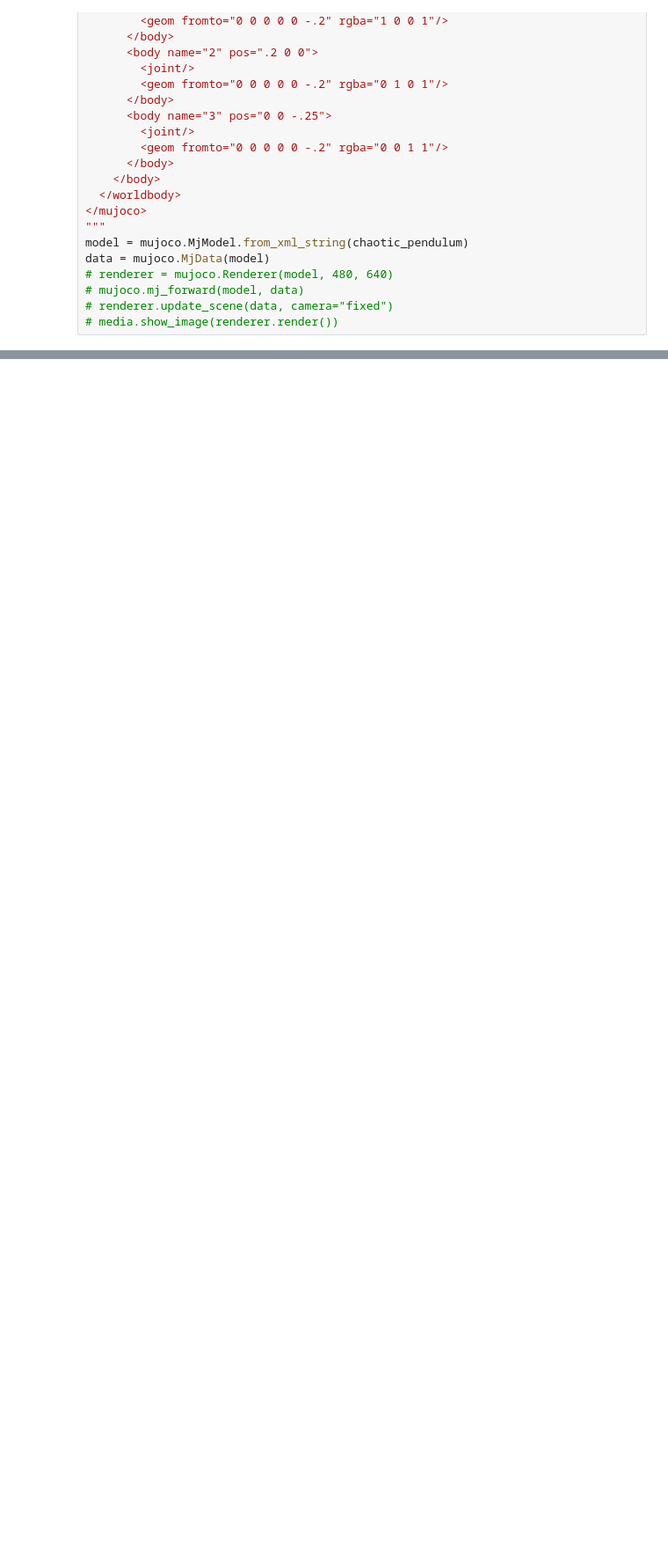
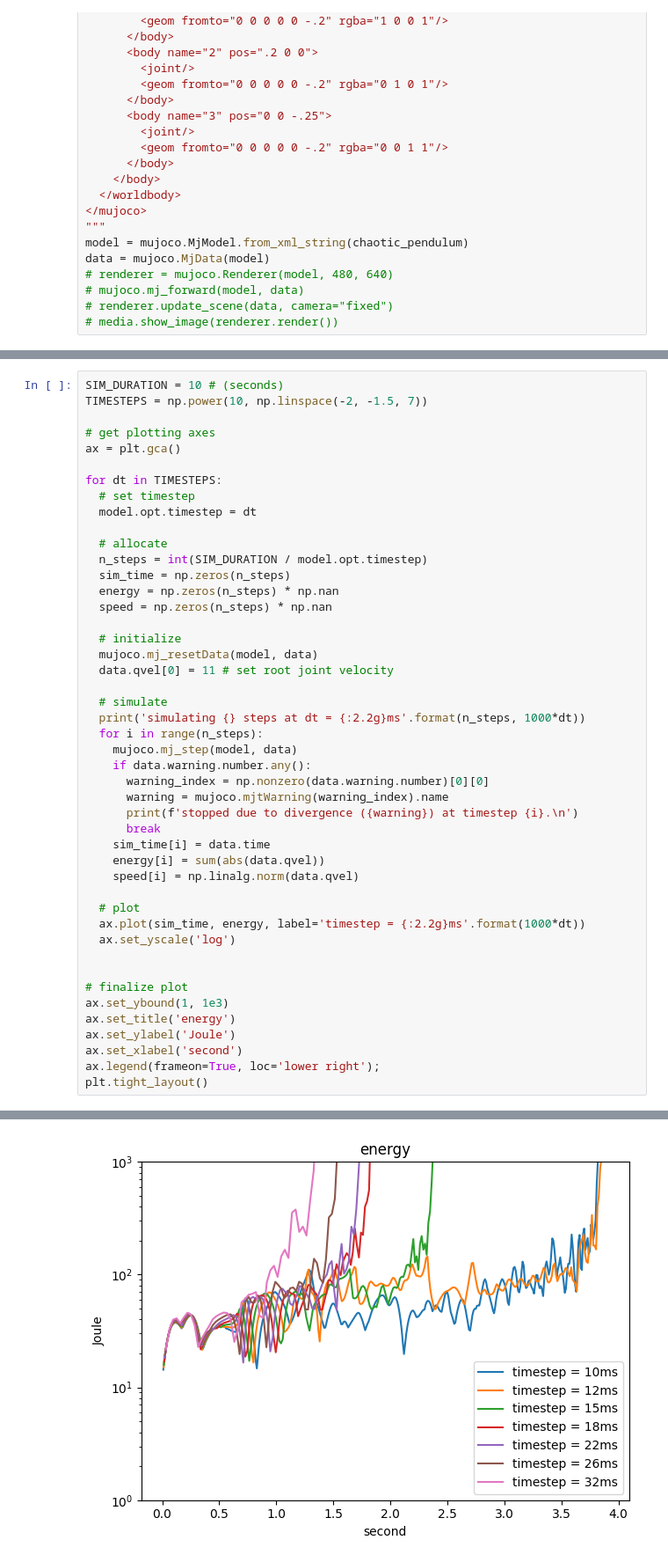
Before and after one commit to son-engr-kr/mujoco_python_study, a Jupyter notebook: mujoco_study_04.ipynb, the cells around one changed output, grey strips where cells are left out. Shown at 88% size. Drawn from its saved outputs; the diff is of its cells as text; blank space fills up the shorter version.

```diff
--- a/mujoco_study_04.ipynb
+++ b/mujoco_study_04.ipynb
@@ -97,0 +190,47 @@ rendering:    531 μs/frame ( 1884Hz)
+# %%
+SIM_DURATION = 10 # (seconds)
+TIMESTEPS = np.power(10, np.linspace(-2, -1.5, 7))
+
+# get plotting axes
+ax = plt.gca()
+
+for dt in TIMESTEPS:
+  # set timestep
+  model.opt.timestep = dt
+
+  # allocate
+  n_steps = int(SIM_DURATION / model.opt.timestep)
+  sim_time = np.zeros(n_steps)
+  energy = np.zeros(n_steps) * np.nan
+  speed = np.zeros(n_steps) * np.nan
+
+  # initialize
+  mujoco.mj_resetData(model, data)
+  data.qvel[0] = 11 # set root joint velocity
+
+  # simulate
+  print('simulating {} steps at dt = {:2.2g}ms'.format(n_steps, 1000*dt))
+  for i in range(n_steps):
+    mujoco.mj_step(model, data)
+    if data.warning.number.any():
+      warning_index = np.nonzero(data.warning.number)[0][0]
+      warning = mujoco.mjtWarning(warning_index).name
+      print(f'stopped due to divergence ({warning}) at timestep {i}.\n')
+      break
+    sim_time[i] = data.time
+    energy[i] = sum(abs(data.qvel))
+    speed[i] = np.linalg.norm(data.qvel)
+
+  # plot
+  ax.plot(sim_time, energy, label='timestep = {:2.2g}ms'.format(1000*dt))
+  ax.set_yscale('log')
+
+
+# finalize plot
+ax.set_ybound(1, 1e3)
+ax.set_title('energy')
+ax.set_ylabel('Joule')
+ax.set_xlabel('second')
+ax.legend(frameon=True, loc='lower right');
+plt.tight_layout()
+# %% [output]
@@ -97,0 +257 @@ rendering:    531 μs/frame ( 1884Hz)
+[figure, added]
```
Also changed, not shown: parts of 8 cells of this notebook.
